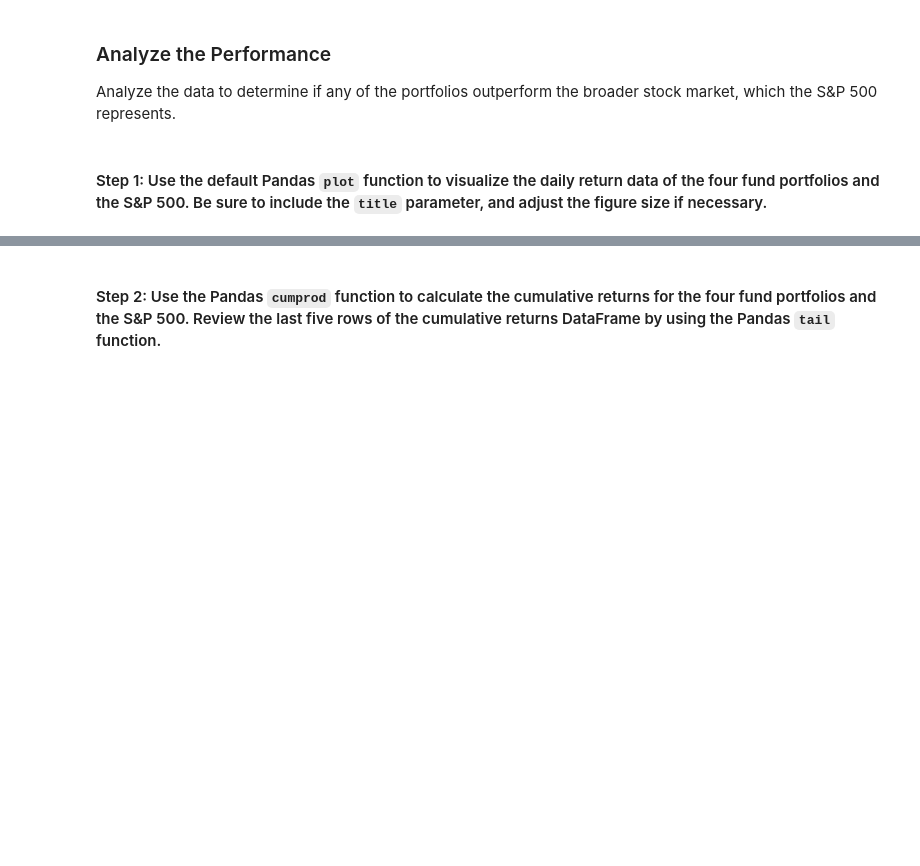
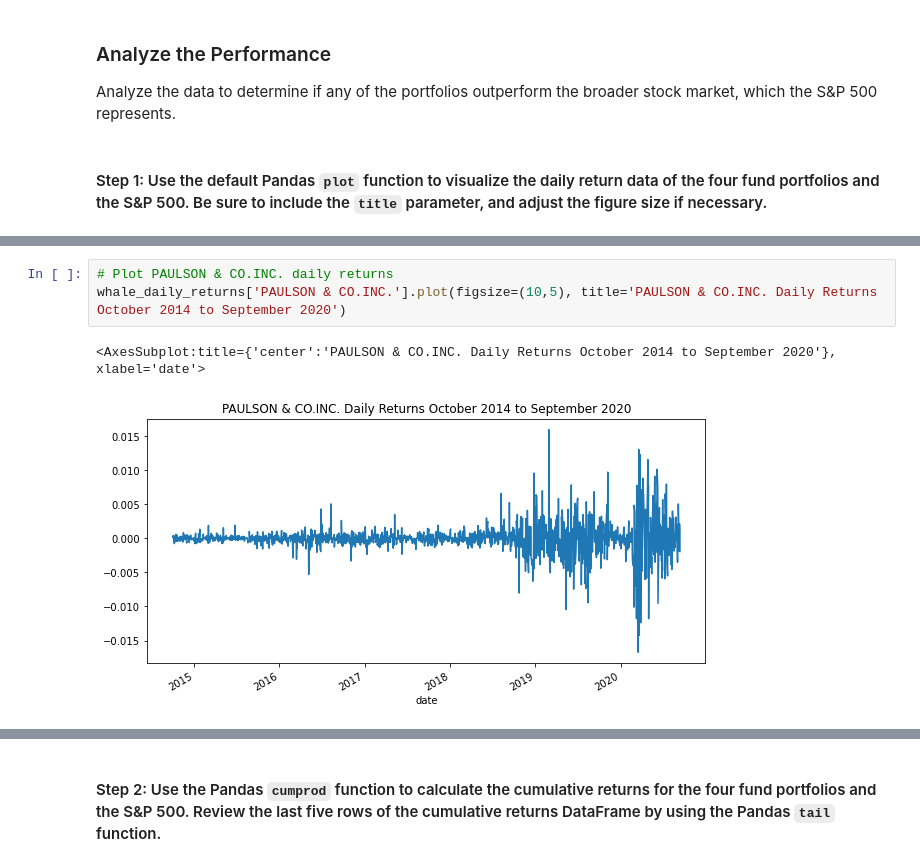
Before and after one commit to n8patterson/portfolio_risk_analysis, a Jupyter notebook: risk_return_analysis.ipynb, the cells around one changed output, grey strips where cells are left out. Cells and saved outputs as stored; diff of their text form; blank space fills up the shorter version.

```diff
--- a/risk_return_analysis.ipynb
+++ b/risk_return_analysis.ipynb
@@ -161,0 +173,6 @@ Analyze the data to determine if any of the portfolios outperform the broader st
+# %%
+# Plot PAULSON & CO.INC. daily returns
+whale_daily_returns['PAULSON & CO.INC.'].plot(figsize=(10,5), title='PAULSON & CO.INC. Daily Returns October 2014 to September 2020')
+# %% [output]
+<AxesSubplot:title={'center':'PAULSON & CO.INC. Daily Returns October 2014 to September 2020'}, xlabel='date'>
+[figure, added]
```
Also changed, not shown: parts of 13 cells of this notebook.
